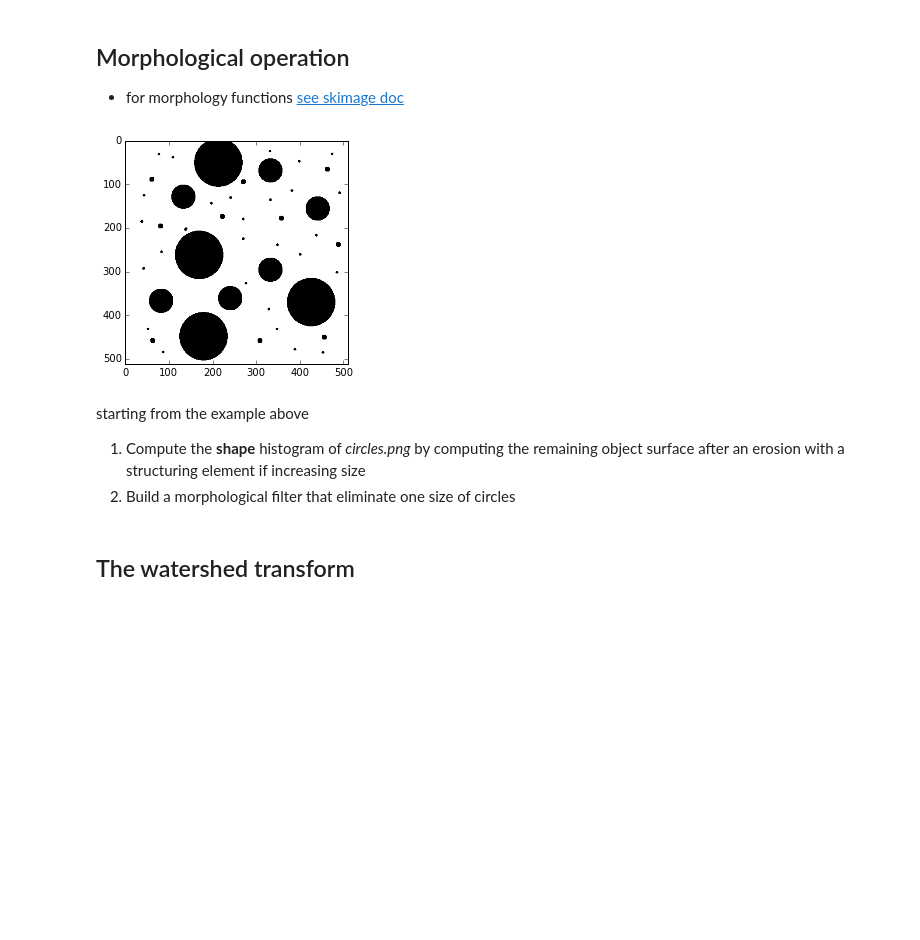
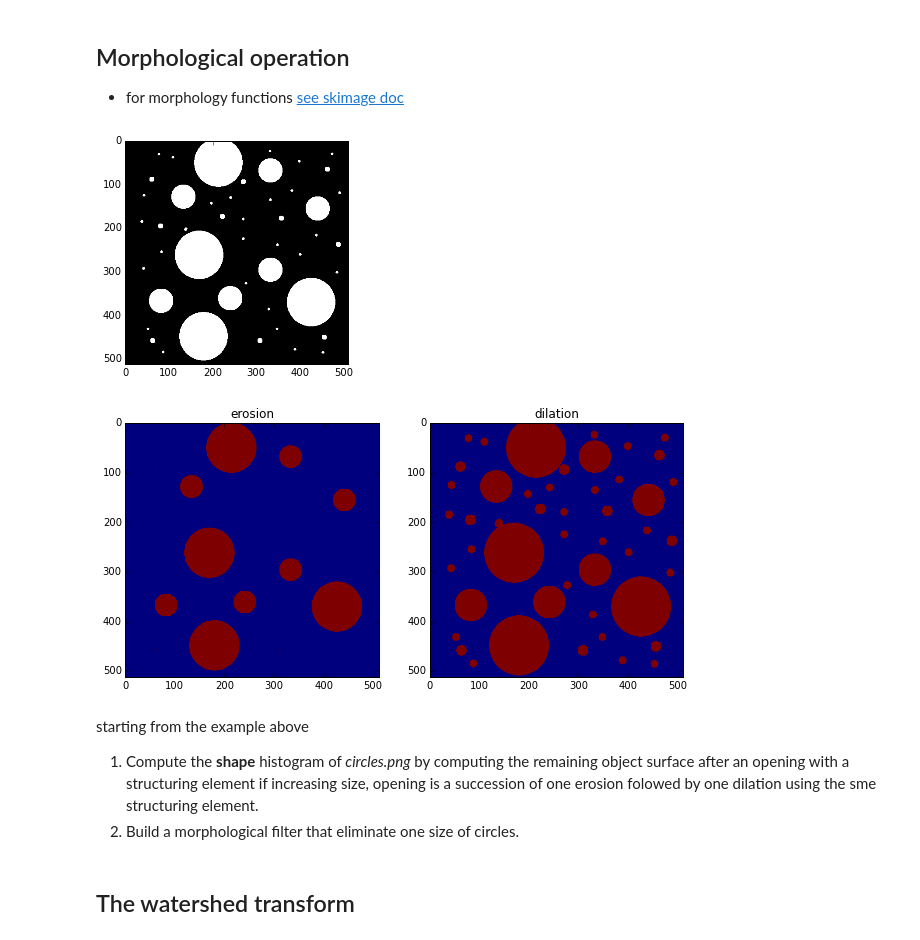
Before and after one commit to odebeir/info-h-500-501, a Jupyter notebook: LABS/04-Morphological operations/content.ipynb, the cells around one changed output. Drawn from its saved outputs; the diff is of its cells as text; code cells hidden in the pictures; blank space fills up the shorter version.

```diff
--- a/LABS/04-Morphological operations/content.ipynb
+++ b/LABS/04-Morphological operations/content.ipynb
@@ -11,20 +11,36 @@
 # %%
 %matplotlib inline
 import numpy as np
 import matplotlib.pyplot as plt
 from matplotlib import cm
 from skimage.io import imread
+import skimage.filter.rank as skr
+from skimage.morphology import disk
 
-ima = imread('http://homepages.ulb.ac.be/~odebeir/data/circles1.png')
+ima = imread('http://homepages.ulb.ac.be/~odebeir/data/circles1.png')==0 #to be sure objects are = 1
 plt.imshow(ima,cmap=plt.cm.gray);
+
+# use the local maximum and local minimum for dilation and erosion
+
+eroded_image = skr.minimum(ima,disk(5))
+dilated_image = skr.maximum(ima,disk(5))
+
+plt.figure(figsize=[10,8])
+plt.subplot(1,2,1)
+plt.imshow(eroded_image)
+plt.title('erosion')
+plt.subplot(1,2,2)
+plt.imshow(dilated_image)
+plt.title('dilation');
 # %% [output]
-[figure, old version]
+[figure, new version]
+[figure, added]
 # %% [markdown]
 starting from the example above
 
 1. Compute the **shape** histogram of *circles.png*
-by computing the remaining object surface after an erosion with a structuring element if increasing size
-1. Build a morphological filter that eliminate one size of circles
+by computing the remaining object surface after an opening with a structuring element if increasing size, opening is a succession of one erosion folowed by one dilation using the sme structuring element.
+1. Build a morphological filter that eliminate one size of circles.
 # %% [markdown]
 ## The watershed transform
 # %%
```
Also changed, not shown: parts of 3 cells of this notebook.
